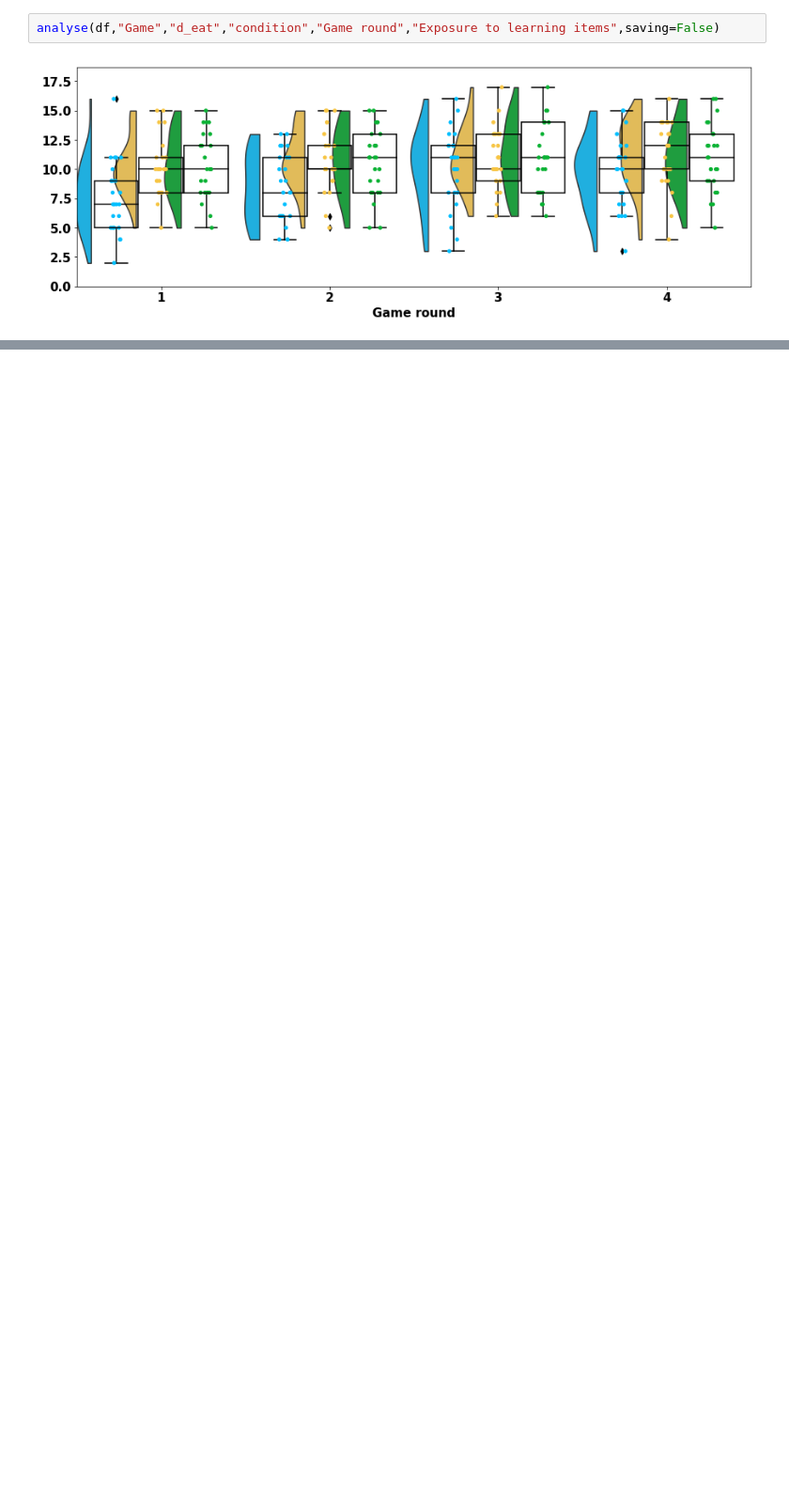
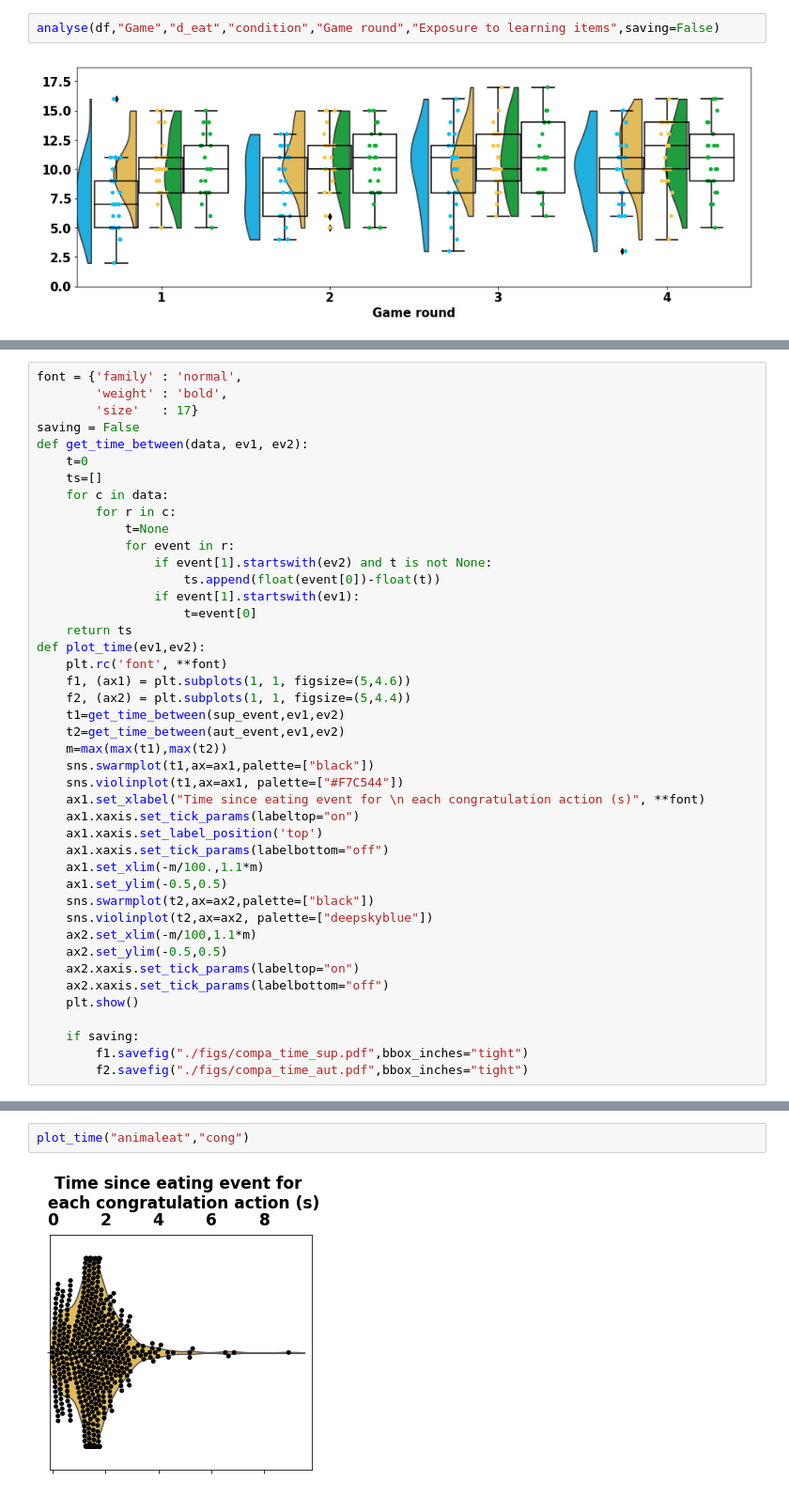
Before and after one commit to emmanuel-senft/data-foodchain, a Jupyter notebook: analyse.ipynb, the cells around one changed output, grey strips where cells are left out. Shown at 94% size. Drawn from its saved outputs; the diff is of its cells as text; blank space fills up the shorter version.

```diff
--- a/analyse.ipynb
+++ b/analyse.ipynb
@@ -480,0 +524,43 @@ analyse(df,"Game","d_eat","condition","Game round","Exposure to learning items",
+# %%
+font = {'family' : 'normal',
+        'weight' : 'bold',
+        'size'   : 17}
+saving = False
+def get_time_between(data, ev1, ev2):
+    t=0
+    ts=[]
+    for c in data:
+        for r in c:
+            t=None
+            for event in r:
+                if event[1].startswith(ev2) and t is not None:
+                    ts.append(float(event[0])-float(t))
+                if event[1].startswith(ev1):
+                    t=event[0]
+    return ts
+def plot_time(ev1,ev2):
+    plt.rc('font', **font)
+    f1, (ax1) = plt.subplots(1, 1, figsize=(5,4.6))
+    f2, (ax2) = plt.subplots(1, 1, figsize=(5,4.4))
+    t1=get_time_between(sup_event,ev1,ev2)
+    t2=get_time_between(aut_event,ev1,ev2)
+    m=max(max(t1),max(t2))
+    sns.swarmplot(t1,ax=ax1,palette=["black"])
+    sns.violinplot(t1,ax=ax1, palette=["#F7C544"])
+    ax1.set_xlabel("Time since eating event for \n each congratulation action (s)", **font)
+    ax1.xaxis.set_tick_params(labeltop="on")
+    ax1.xaxis.set_label_position('top')
+    ax1.xaxis.set_tick_params(labelbottom="off")
+    ax1.set_xlim(-m/100.,1.1*m)
+    ax1.set_ylim(-0.5,0.5)
+    sns.swarmplot(t2,ax=ax2,palette=["black"])
+    sns.violinplot(t2,ax=ax2, palette=["deepskyblue"])
+    ax2.set_xlim(-m/100,1.1*m)
+    ax2.set_ylim(-0.5,0.5)
+    ax2.xaxis.set_tick_params(labeltop="on")
+    ax2.xaxis.set_tick_params(labelbottom="off")
+    plt.show()
+
+    if saving:
+        f1.savefig("./figs/compa_time_sup.pdf",bbox_inches="tight")
+        f2.savefig("./figs/compa_time_aut.pdf",bbox_inches="tight")
@@ -480,0 +654,4 @@ analyse(df,"Game","d_eat","condition","Game round","Exposure to learning items",
+# %%
+plot_time("animaleat","cong")
+# %% [output]
+[figure, added]
```
Also changed, not shown: parts of 8 cells of this notebook, 3 other files.
